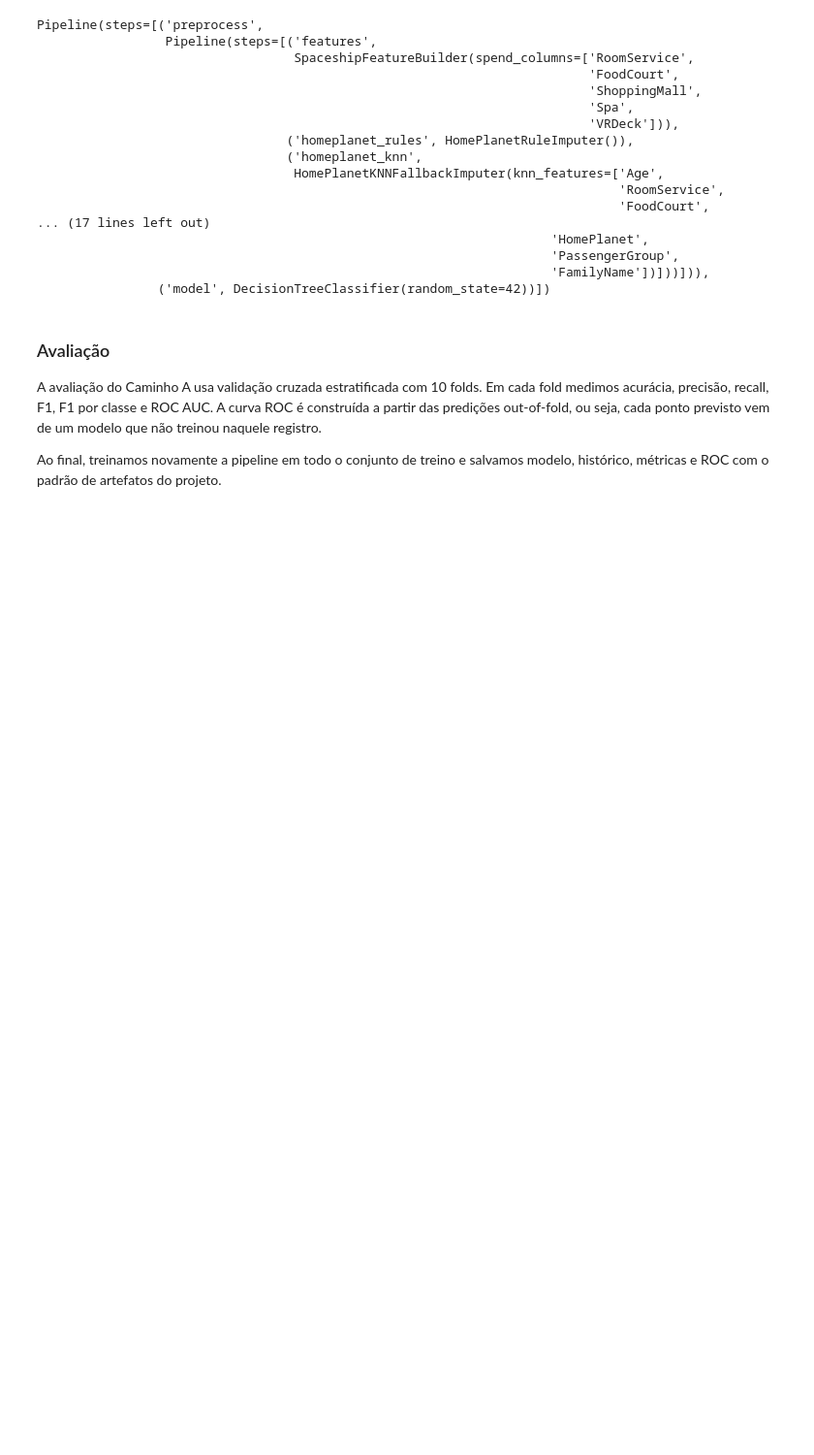
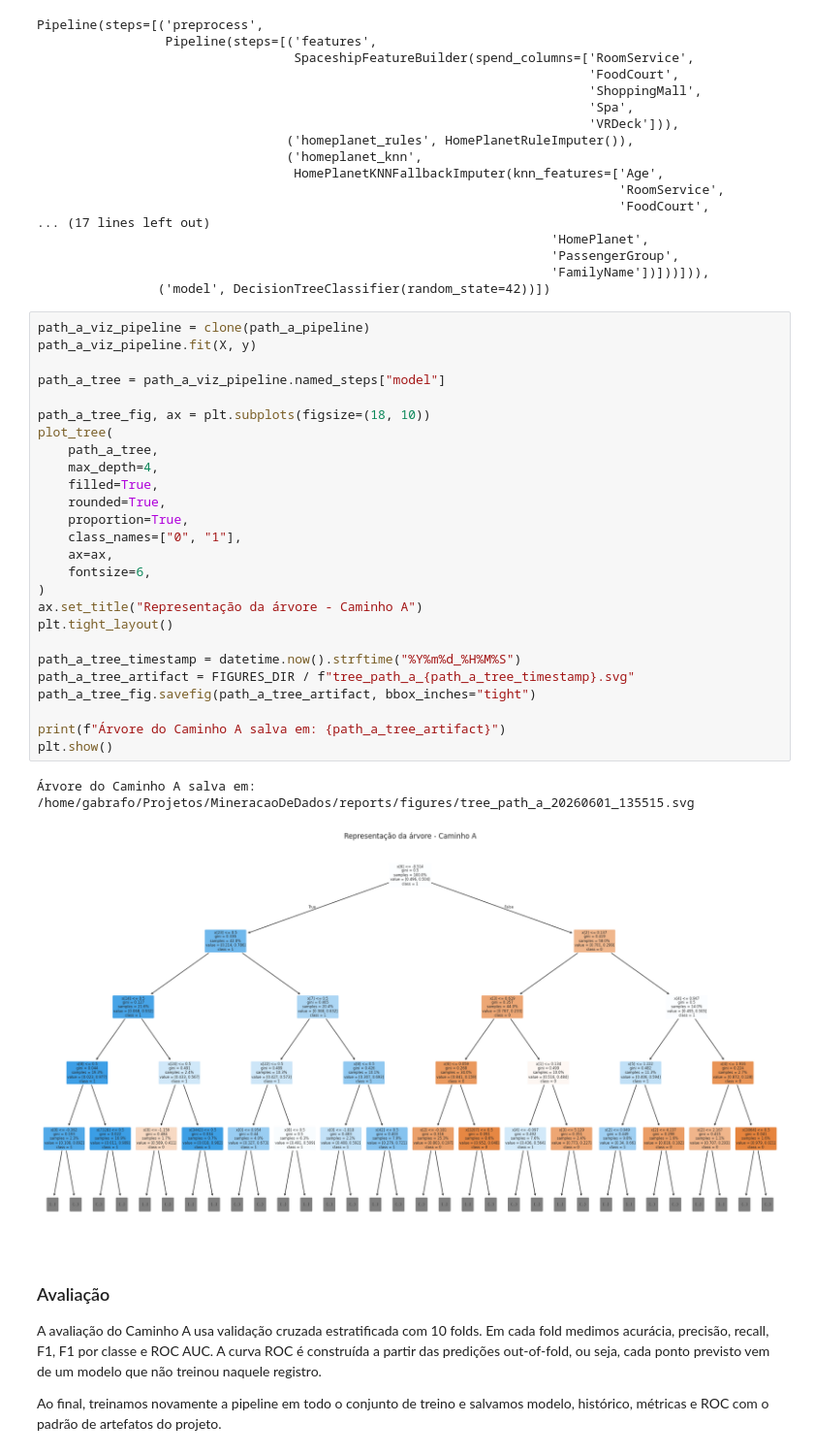
Before and after one commit to gabrafo/MineracaoDeDados, a Jupyter notebook: notebooks/notebook.ipynb, the cells around one changed output. Shown at 97% size. Saved outputs shown, nothing was run; the diff lists cells and outputs as text; blank space fills up the shorter version.

Commit message:
feat: saves representation of the trees in Path A and B

```diff
--- a/notebooks/notebook.ipynb
+++ b/notebooks/notebook.ipynb
@@ -563,6 +571,35 @@ Pipeline(steps=[('preprocess',
                                                                     'PassengerGroup',
                                                                     'FamilyName'])]))])),
                 ('model', DecisionTreeClassifier(random_state=42))])
+# %%
+path_a_viz_pipeline = clone(path_a_pipeline)
+path_a_viz_pipeline.fit(X, y)
+
+path_a_tree = path_a_viz_pipeline.named_steps["model"]
+
+path_a_tree_fig, ax = plt.subplots(figsize=(18, 10))
+plot_tree(
+    path_a_tree,
+    max_depth=4,
+    filled=True,
+    rounded=True,
+    proportion=True,
+    class_names=["0", "1"],
+    ax=ax,
+    fontsize=6,
+)
+ax.set_title("Representação da árvore - Caminho A")
+plt.tight_layout()
+
+path_a_tree_timestamp = datetime.now().strftime("%Y%m%d_%H%M%S")
+path_a_tree_artifact = FIGURES_DIR / f"tree_path_a_{path_a_tree_timestamp}.svg"
+path_a_tree_fig.savefig(path_a_tree_artifact, bbox_inches="tight")
+
+print(f"Árvore do Caminho A salva em: {path_a_tree_artifact}")
+plt.show()
+# %% [output]
+Árvore do Caminho A salva em: /home/gabrafo/Projetos/MineracaoDeDados/reports/figures/tree_path_a_20260601_135515.svg
+[figure, added]
 # %% [markdown]
 ### Avaliação
 
```
Also changed, not shown: parts of 5 cells of this notebook.
